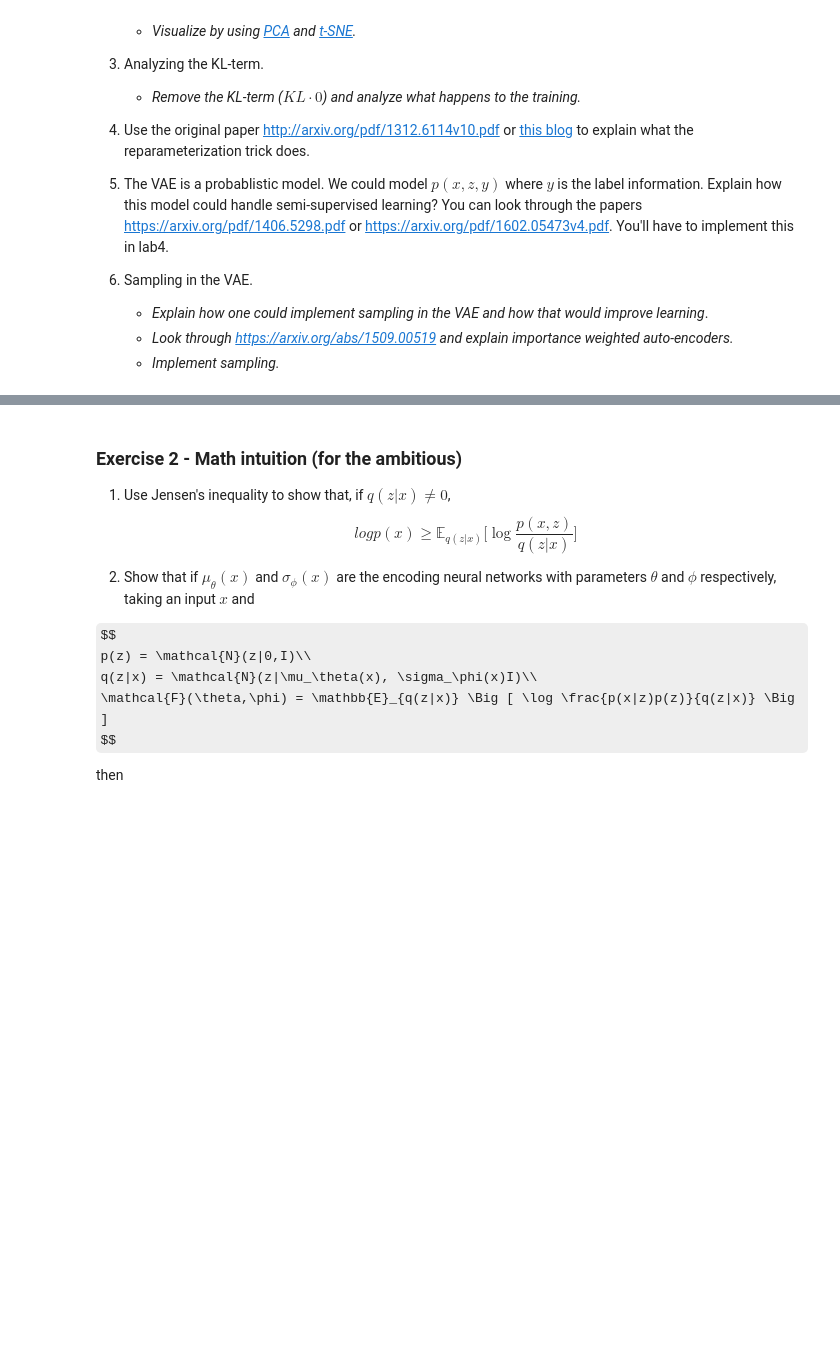
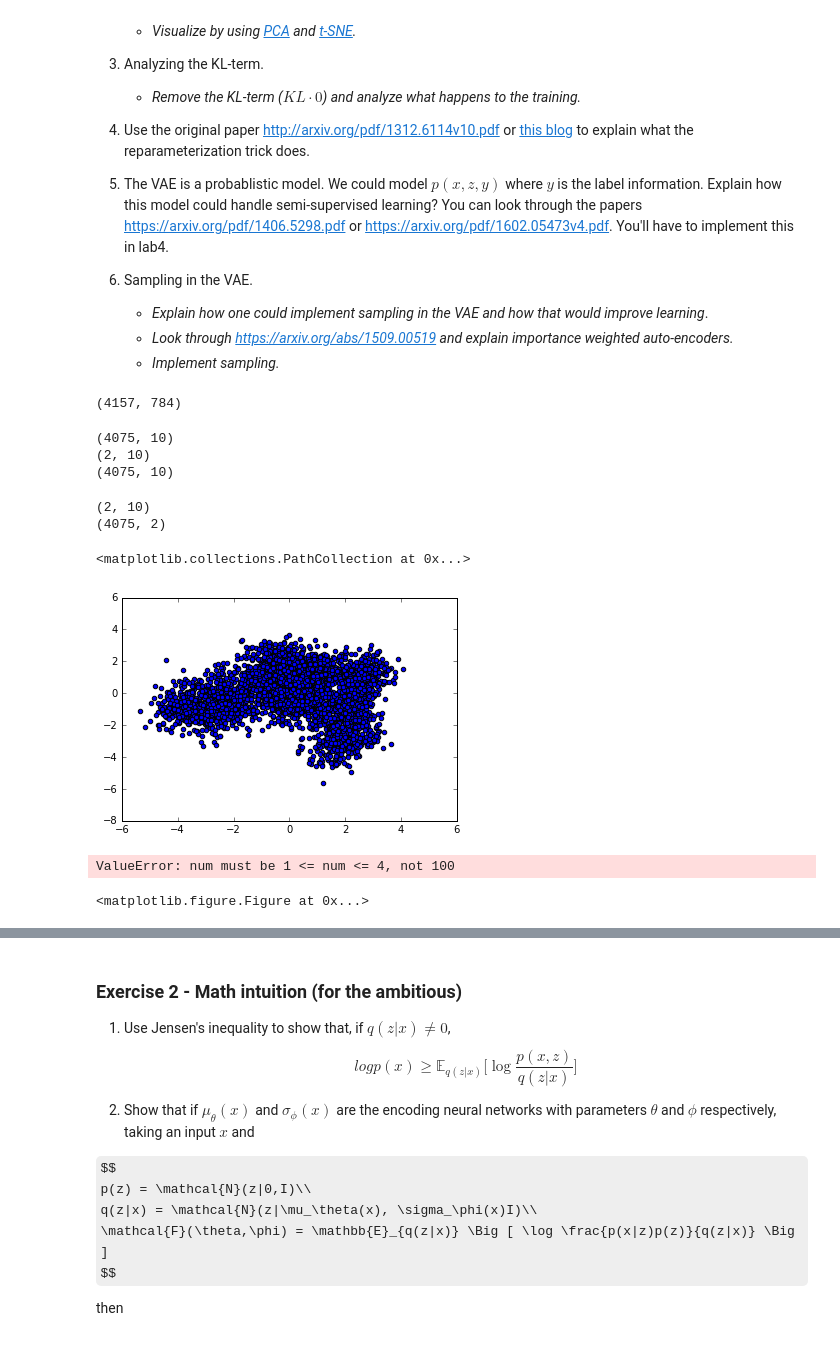
Before and after one commit to AdamPalmar/02456-Deep-learning-AP, a Jupyter notebook: semi-supervised/lab3/lab3_VAE.ipynb, the cells around one changed output, grey strips where cells are left out. Cells and saved outputs as stored; diff of their text form; code cells hidden in the pictures; some formulas as TeX source; blank space fills up the shorter version.

```diff
--- a/semi-supervised/lab3/lab3_VAE.ipynb
+++ b/semi-supervised/lab3/lab3_VAE.ipynb
@@ -331,9 +334,51 @@ except KeyboardInterrupt:
     - *Explain how one could implement sampling in the VAE and how that would improve learning*.
     - *Look through https://arxiv.org/abs/1509.00519 and explain importance weighted auto-encoders.*
     - *Implement sampling.*
+# %%
+#1.
+#Experimenting with the number layers and non-linearities.
+
+#Trying to add another layer helped in the reconstructions
+# * Increase number of digit classes
+# After increasing the digit classes the digit 3 started being reconstructed when looking at digit 2.
+
+# * Number of laten units
+# Increasing z to 100 made the reconstruction better it was correct more often.
+x_test.shape
+# %% [output]
+(4157, 784)
+# %%
+X = f_z(x_test)
+z_eval.shape
+print (z_eval.shape)
+print (pca.components_.shape)
+# %% [output]
+(4075, 10)
+(2, 10)
+(4075, 10)
 # %%
 # Example code for PCA.
-# from sklearn.decomposition import PCA
-# pca = PCA(n_components=2)
-# pca.fit(X)
-# pca.transform(X)
+
+from sklearn.decomposition import PCA
+pca = PCA(n_components=2)
+pca.fit(z_eval)
+a = pca.transform(z_eval)
+print(pca.components_.shape)
+print(a.shape)
+plt.scatter(a[:,0],a[:,1])
+# %% [output]
+(2, 10)
+(4075, 2)
+<matplotlib.collections.PathCollection at 0x...>
+[figure, added]
+# %%
+
+for x in range(1,9):
+
+    for y in range(1,9):
+        plt.subplot(x+1, y+1, 100 )
+        plt.scatter(z_eval[:,x],z_eval[:,y])
+        plt.show()
+# %% [output]
+ValueError: num must be 1 <= num <= 4, not 100
+<matplotlib.figure.Figure at 0x...>
```
Also changed, not shown: parts of 6 cells of this notebook, 5 other files.
